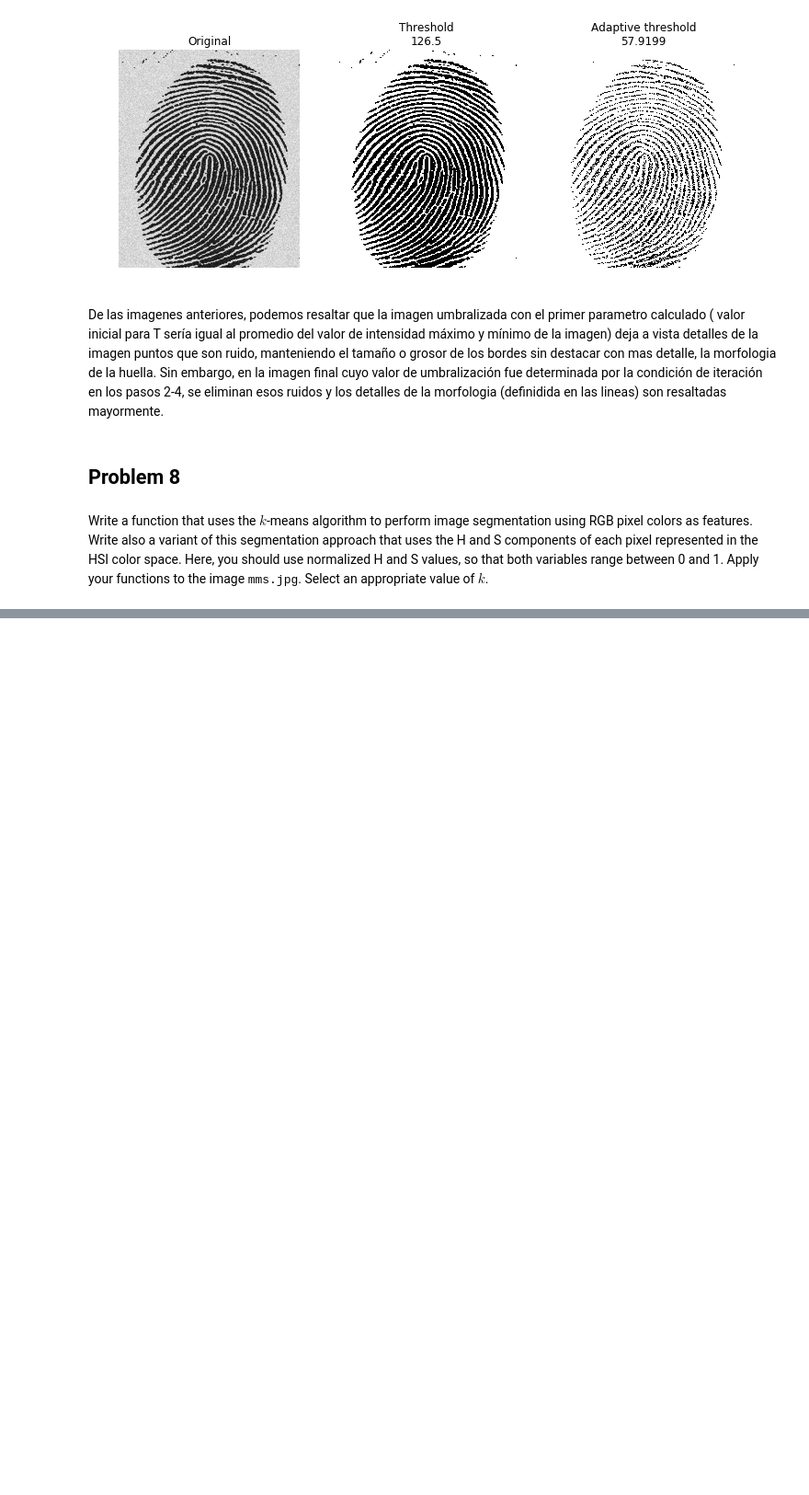
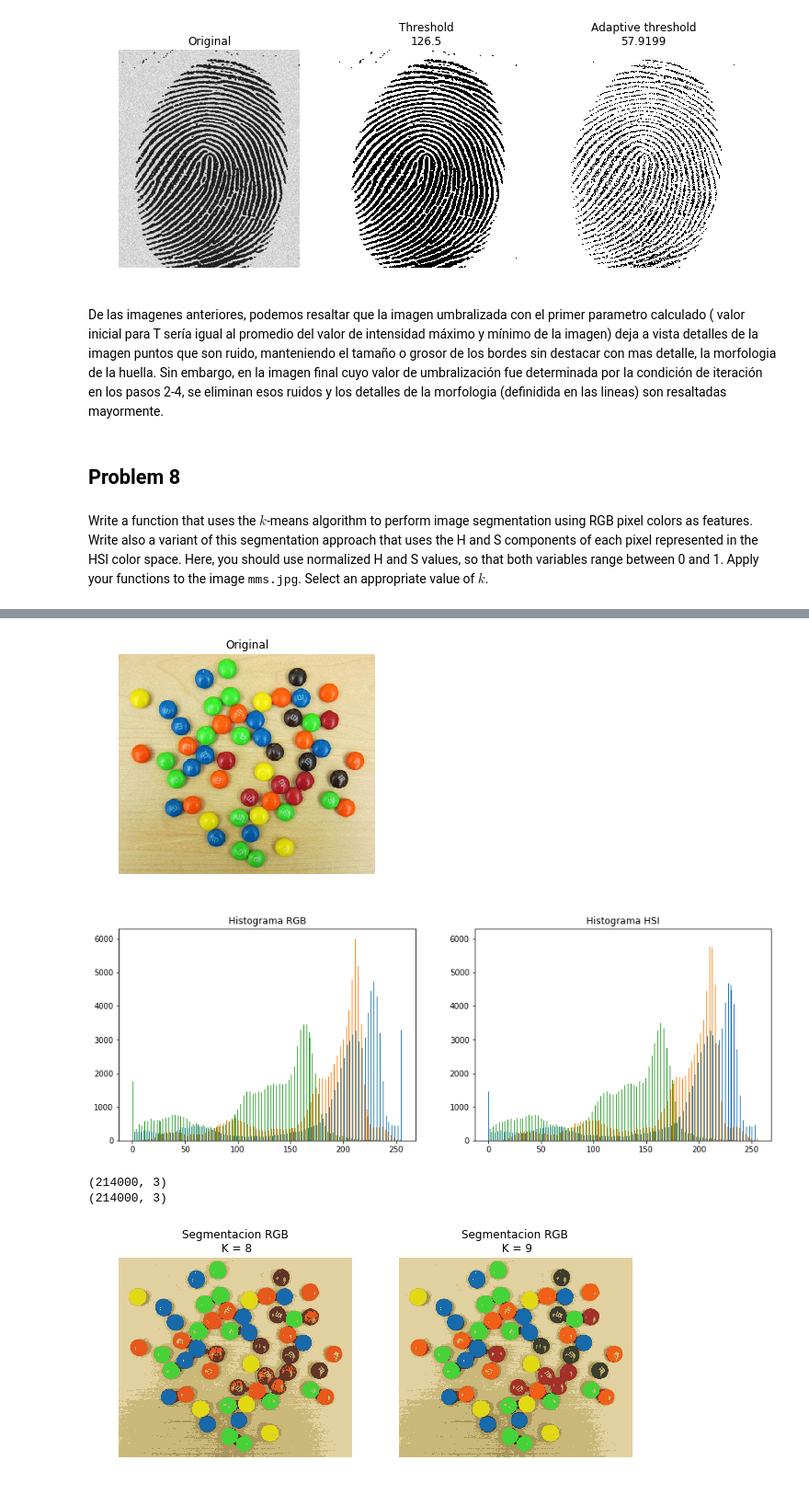
Before and after one commit to Jorgee1/Journey-to-PDI, a Jupyter notebook: Taller_4/problem_set_4.ipynb, the cells around one changed output, grey strips where cells are left out. Shown at 92% size. Saved outputs shown, nothing was run; the diff lists cells and outputs as text; code cells hidden in the pictures; blank space fills up the shorter version.

```diff
--- a/Taller_4/problem_set_4.ipynb
+++ b/Taller_4/problem_set_4.ipynb
@@ -598,0 +523,59 @@ plt.show()
+# %%
+%matplotlib inline
+
+def segmentor(img,k):
+    # Funcion que implementa el algoritmo k-means para segmentacion
+    # samples -> imagen a analizar
+    # k     -> constante de para la funcion cv2.kmeans
+    # se regresa la imagen procesada y el histograma
+    samples  = np.float32(img.copy().reshape(-1,3))
+    print(samples.shape)
+    criteria = (cv2.TERM_CRITERIA_MAX_ITER + cv2.TERM_CRITERIA_EPS, 15, 1e-5) # calculo de criterio para cv2.means
+    flag     = cv2.KMEANS_PP_CENTERS # flag
+
+    compactness, labels, centers = cv2.kmeans(samples, k,None, criteria, 10, flag)
+    centers = np.uint8(centers)[labels.flatten()]
+    return centers.reshape(img.shape)
+
+imgRGB = files["color"]["mms"].copy()
+imgHSI = RGB2HSI(imgRGB,1)
+
+histRGB  = np.float32(imgRGB.copy().reshape(-1,3))
+histHSI  = np.float32(imgHSI.copy().reshape(-1,3))
+
+
+plt.figure(figsize=(5,5))
+
+plt.imshow(imgRGB)
+plt.axis("off")
+plt.title("Original")
+plt.show()
+
+plt.figure(figsize=(15,5))
+plt.subplot(1,2,1)
+plt.hist(histRGB, 256, [0,256])
+plt.title("Histograma RGB")
+
+plt.subplot(1,2,2)
+plt.hist(histRGB, 256, [0,256])
+plt.title("Histograma HSI")
+
+plt.show()
+
+plt.figure(figsize=(10,10))
+plt.subplot(1,2,1)
+plt.imshow(segmentor(imgRGB,8))
+plt.axis("off")
+plt.title("Segmentacion RGB\n K = "+str(8))
+
+plt.subplot(1,2,2)
+plt.imshow(segmentor(imgRGB,9))
+plt.axis("off")
+plt.title("Segmentacion RGB\n K = "+str(9))
+plt.show()
+# %% [output]
+[figure, added]
+[figure, added]
+(214000, 3)
+(214000, 3)
+[figure, added]
```
Also changed, not shown: parts of 6 cells of this notebook.
